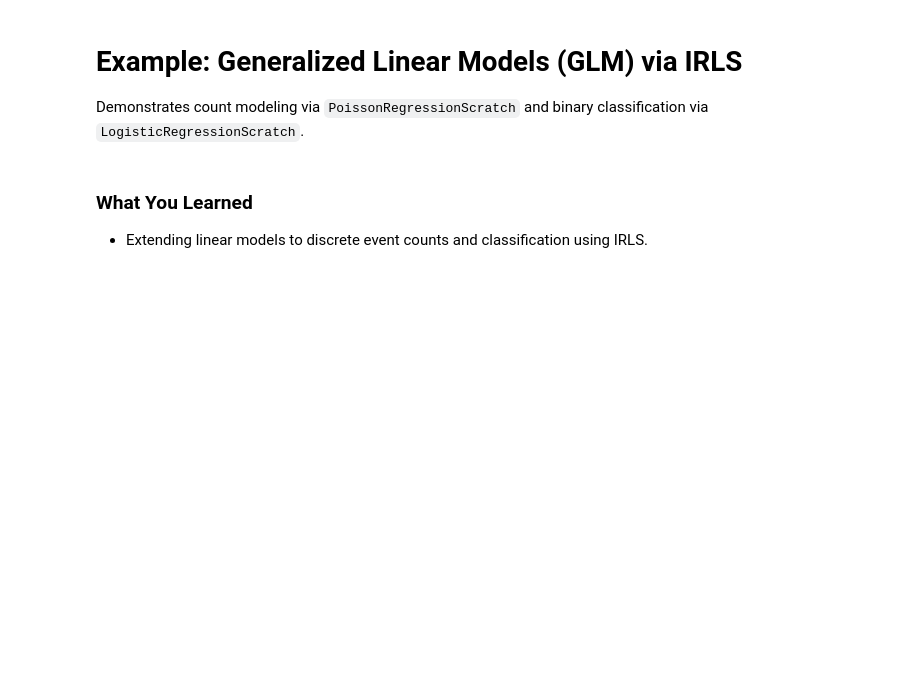
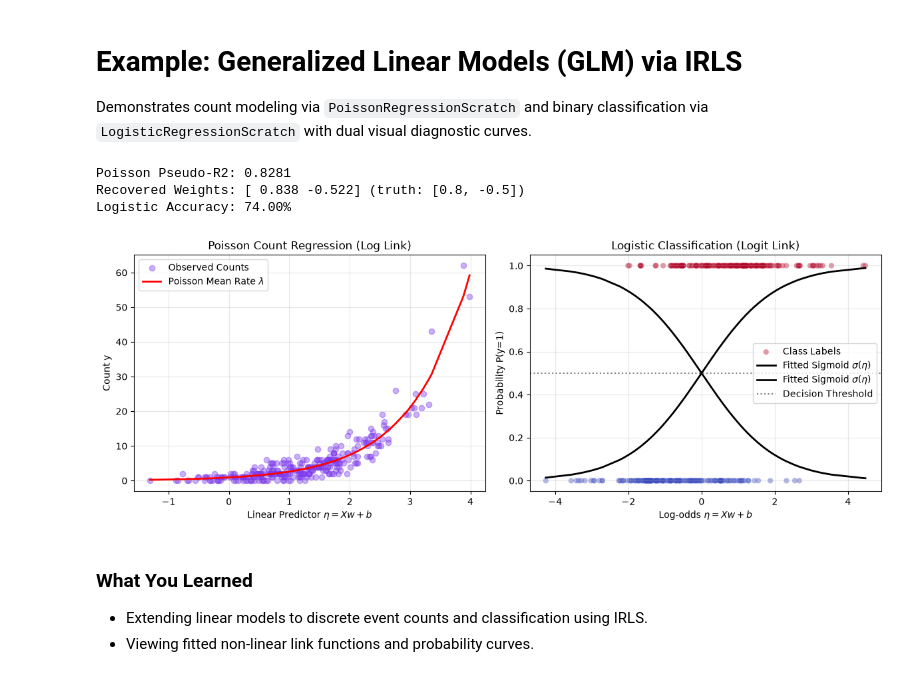
Before and after one commit to unknown404-practice/linear-models-from-scratch, a Jupyter notebook: docs/examples/example_glm_logistic_poisson.ipynb, the cells around one changed output. Drawn from its saved outputs; the diff is of its cells as text; code cells hidden in the pictures; blank space fills up the shorter version.

```diff
--- a/docs/examples/example_glm_logistic_poisson.ipynb
+++ b/docs/examples/example_glm_logistic_poisson.ipynb
@@ -1,7 +1,7 @@
 # %% [markdown]
 # Example: Generalized Linear Models (GLM) via IRLS
 
-Demonstrates count modeling via `PoissonRegressionScratch` and binary classification via `LogisticRegressionScratch`.
+Demonstrates count modeling via `PoissonRegressionScratch` and binary classification via `LogisticRegressionScratch` with dual visual diagnostic curves.
 # %%
 import sys
 from pathlib import Path
@@ -10,33 +10,67 @@ import pandas as pd
 import matplotlib.pyplot as plt
 
 # Robust import setup: traverse up until 'src' directory is found
 root_dir = Path.cwd().resolve()
 while not (root_dir / "src").exists() and root_dir != root_dir.parent:
     root_dir = root_dir.parent
 if str(root_dir) not in sys.path:
     sys.path.insert(0, str(root_dir))
 
 from src.glm import PoissonRegressionScratch, LogisticRegressionScratch
 
 np.random.seed(42)
 N = 300
 X = np.random.randn(N, 2)
 
 # 1. Poisson Counts: y ~ Poisson(exp(Xw + b))
 eta = 0.8 * X[:, 0] - 0.5 * X[:, 1] + 1.2
 mu = np.exp(eta)
 y_counts = np.random.poisson(mu)
 
 poisson = PoissonRegressionScratch(max_iter=25).fit(X, y_counts)
 print(f"Poisson Pseudo-R2: {poisson.pseudo_r2_:.4f}")
 print(f"Recovered Weights: {np.round(poisson.weights, 3)} (truth: [0.8, -0.5])")
 
 # 2. Logistic Binary: y ~ Bernoulli(sigmoid(Xw + b))
 p = 1.0 / (1.0 + np.exp(-(1.2 * X[:, 0] - 1.5 * X[:, 1])))
 y_bin = (np.random.rand(N) < p).astype(int)
 
 logistic = LogisticRegressionScratch(max_iter=25).fit(X, y_bin)
 print(f"Logistic Accuracy: {logistic.score(X, y_bin)*100:.2f}%")
+
+fig, axes = plt.subplots(1, 2, figsize=(12, 4.5))
+
+# Poisson counts vs linear predictor
+sorted_idx = np.argsort(eta)
+axes[0].scatter(eta, y_counts, alpha=0.4, color='#7c3aed', label='Observed Counts')
+axes[0].plot(eta[sorted_idx], poisson.predict(X)[sorted_idx], 'r-', lw=2, label='Poisson Mean Rate $\lambda$')
+axes[0].set_title("Poisson Count Regression (Log Link)")
+axes[0].set_xlabel("Linear Predictor $\eta = Xw + b$")
+axes[0].set_ylabel("Count y")
+axes[0].legend()
+axes[0].grid(True, alpha=0.3)
+
+# Logistic classification sigmoid curve
+p_pred = logistic.predict_proba(X)
+log_eta = X @ logistic.weights + logistic.bias
+s_idx = np.argsort(log_eta)
+axes[1].scatter(log_eta, y_bin, alpha=0.4, c=y_bin, cmap='coolwarm', edgecolors='none', label='Class Labels')
+axes[1].plot(log_eta[s_idx], p_pred[s_idx], 'k-', lw=2, label='Fitted Sigmoid $\sigma(\eta)$')
+axes[1].axhline(0.5, color='gray', linestyle=':', label='Decision Threshold')
+axes[1].set_title("Logistic Classification (Logit Link)")
+axes[1].set_xlabel("Log-odds $\eta = Xw + b$")
+axes[1].set_ylabel("Probability P(y=1)")
+axes[1].legend()
+axes[1].grid(True, alpha=0.3)
+
+plt.tight_layout()
+plt.show()
+# %% [output]
+Poisson Pseudo-R2: 0.8281
+Recovered Weights: [ 0.838 -0.522] (truth: [0.8, -0.5])
+Logistic Accuracy: 74.00%
+[figure, added]
 # %% [markdown]
 ### What You Learned
 - Extending linear models to discrete event counts and classification using IRLS.
+- Viewing fitted non-linear link functions and probability curves.
```
Also changed, not shown: 21 other files.
